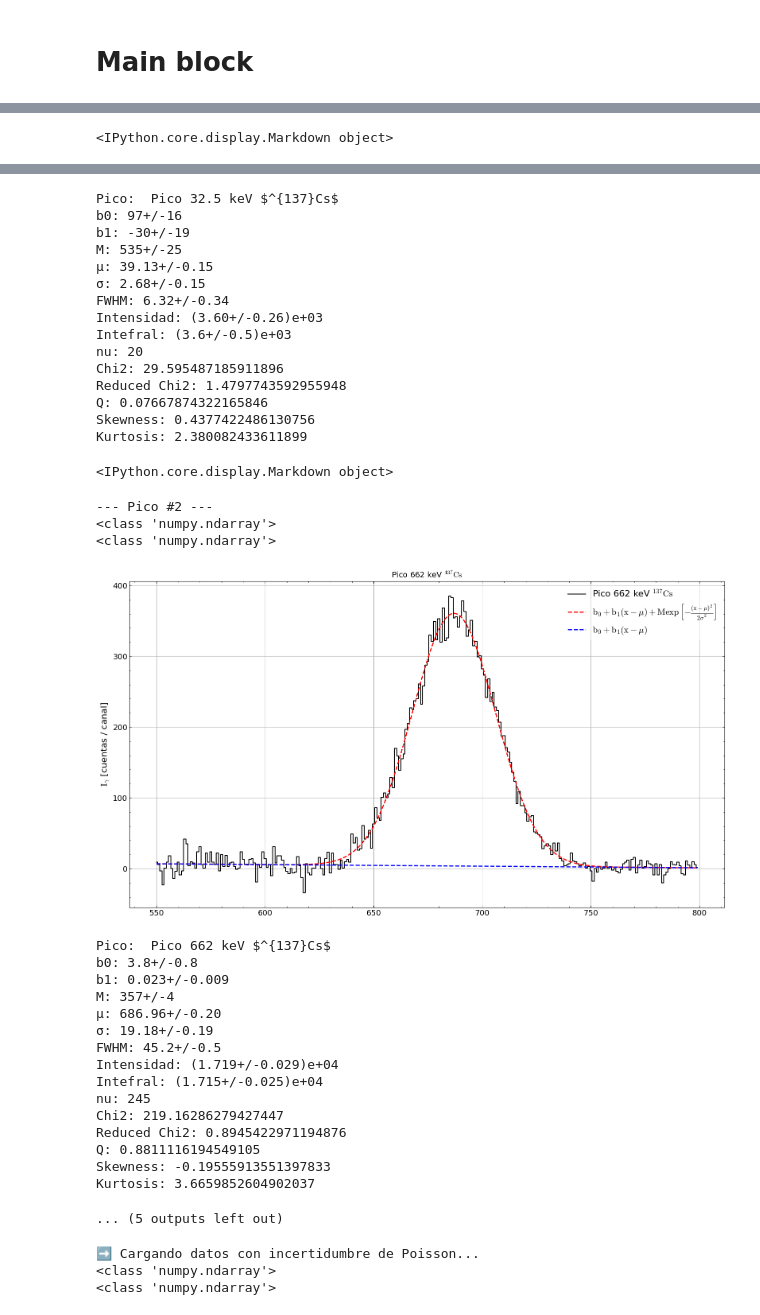
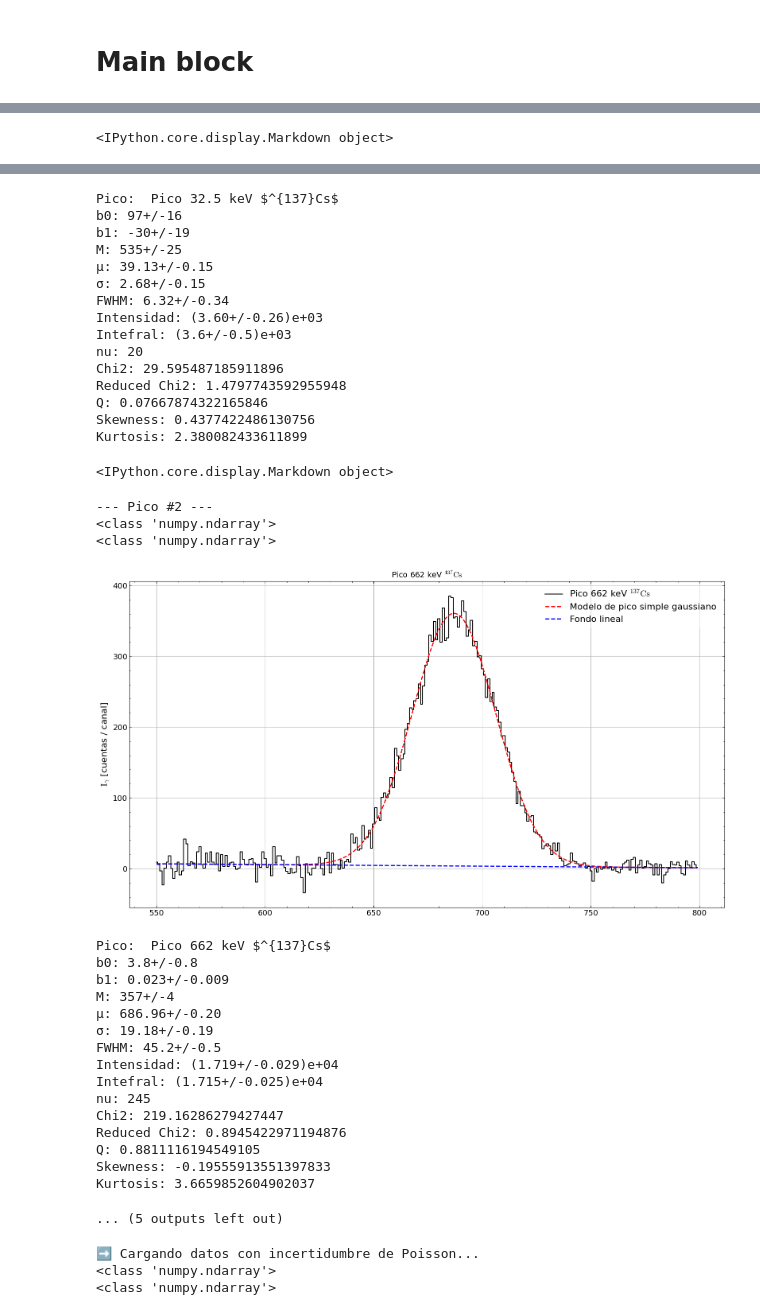
Before and after one commit to sante3105/Fisica-Nuclear, a Jupyter notebook: Instrumentacion-Nuclear/python/Informes/newcode.ipynb, the cells around one changed output, grey strips where cells are left out. Drawn from its saved outputs; the diff is of its cells as text; code cells hidden in the pictures.

```diff
--- a/Instrumentacion-Nuclear/python/Informes/newcode.ipynb
+++ b/Instrumentacion-Nuclear/python/Informes/newcode.ipynb
@@ -1499,12 +1531,12 @@ def analizar_espectro(archivo_datos, archivo_fondo, configuracion_picos,
         popt_refinado, pcov_refinado, popt_inicial, pcov_inicial, x_inicial, y_with_unc_inicial , x_refinado, y_with_unc_refinado = Ajuste_gaussiano_iterativo(canal = canales, cuentas = cuentas_netas_con_inc, extremo_inferior = min_range, extremo_superior = max_range, method =method,
                               weight=3.7, a_0=0, a_1=1, unidades='canal', titulo='Ajuste Gaussiano',ylim=None, save_path="Imagenes/CurveFit", show_iterations=True)
 
-        md1 = procesar_y_mostrar_resultados(method = method, popt = popt_inicial, pcov = pcov_inicial, x = x_inicial, y_with_unc = y_with_unc_inicial, titulo = titulo,
-                               unidades = 'Canales', a_0 = 0, a_1 = 1, ylim = None, save_path=None)
+        md1 = procesar_y_mostrar_resultados(method = method, popt = popt_inicial, pcov = pcov_inicial, x = x_inicial, y_with_unc = y_with_unc_inicial, new = False, titulo = titulo,
+                               unidades = 'Canales', a_0 = 0, a_1 = 1, ylim = None, save_path= save_path)
         display(md1)
 
-        md2 =procesar_y_mostrar_resultados(method = method, popt = popt_refinado, pcov = pcov_refinado, x =  x_refinado, y_with_unc = y_with_unc_refinado, titulo = titulo,
-                               unidades = 'Canales', a_0 = 0, a_1 = 1, ylim = None, save_path = None)
+        md2 =procesar_y_mostrar_resultados(method = method, popt = popt_refinado, pcov = pcov_refinado, x =  x_refinado, y_with_unc = y_with_unc_refinado, new = True, titulo = titulo,
+                               unidades = 'Canales', a_0 = 0, a_1 = 1, ylim = None, save_path = save_path)
         display(md2)
     return popt_refinado, pcov_refinado, popt_inicial, pcov_inicial
 # %% [markdown]
@@ -2152,7 +2188,7 @@ analizar_espectro(
         "Informe2/Data/NaI-SiPM-Fondo-ST-0.050us-0.787us-1200s.mca",  # Opcional
         configuracion_picos=configuracion_picos,
         calibracion=None,  # Opcional
-        save_path="Imagenes",  # Opcional
+        save_path="Imagenes/CurveFit",  # Opcional
         ylim=None
     )
 # %% [output]
@@ -2184,23 +2220,23 @@ Kurtosis: 4.855340575444658
 Pico:  Pico 32.5 keV $^{137}Cs$
 b0: 97+/-16
 b1: -30+/-19
 M: 535+/-25
 μ: 39.13+/-0.15
 σ: 2.68+/-0.15
 FWHM: 6.32+/-0.34
 Intensidad: (3.60+/-0.26)e+03
 Intefral: (3.6+/-0.5)e+03
 nu: 20
 Chi2: 29.595487185911896
 Reduced Chi2: 1.4797743592955948
 Q: 0.07667874322165846
 Skewness: 0.4377422486130756
 Kurtosis: 2.380082433611899
 <IPython.core.display.Markdown object>
 --- Pico #2 ---
 <class 'numpy.ndarray'>
 <class 'numpy.ndarray'>
-[figure, old version]
+[figure, new version]
 Pico:  Pico 662 keV $^{137}Cs$
 b0: 3.8+/-0.8
 b1: 0.023+/-0.009
```
Also changed, not shown: parts of 8 cells of this notebook, 28 other files.
